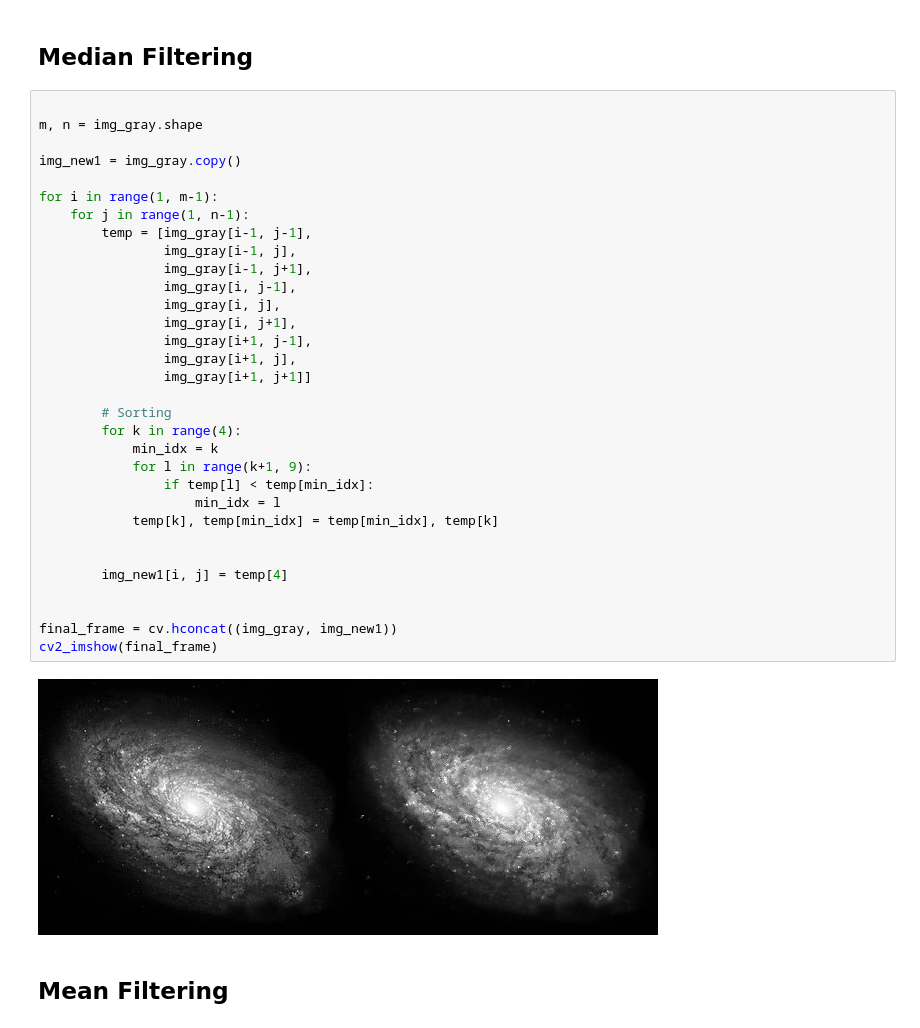
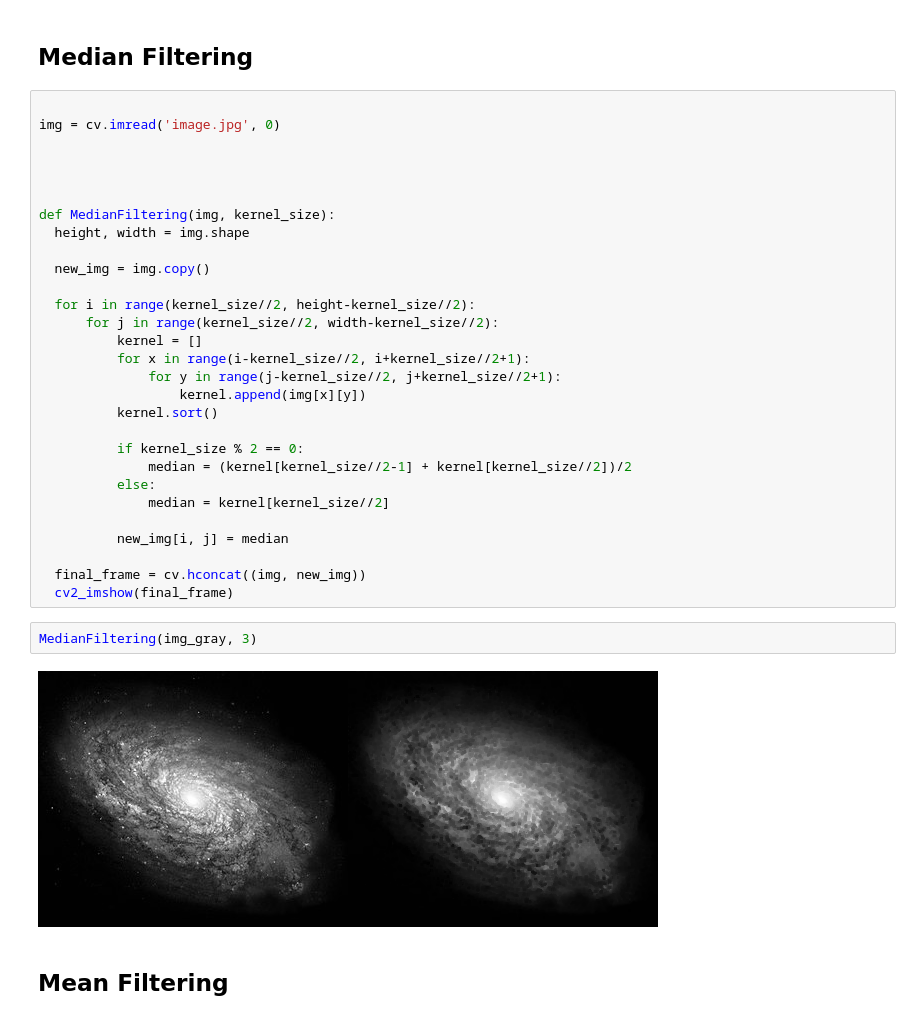
Before and after one commit to khrnnisak/PCVK_Genap_2023, a Jupyter notebook: UTS.ipynb, the cells around one changed output. Cells and saved outputs as stored; diff of their text form.

```diff
--- a/UTS.ipynb
+++ b/UTS.ipynb
@@ -19,40 +19,39 @@ img1 = cv.imread('/content/drive/MyDrive/PCVK/galaxy.jpg')
 img_gray = cv.cvtColor(img1, cv.COLOR_BGR2GRAY)
 # %% [markdown]
 ## Median Filtering
-# %%
-
-m, n = img_gray.shape
-
-img_new1 = img_gray.copy()
-
-for i in range(1, m-1):
-    for j in range(1, n-1):
-        temp = [img_gray[i-1, j-1],
-                img_gray[i-1, j],
-                img_gray[i-1, j+1],
-                img_gray[i, j-1],
-                img_gray[i, j],
-                img_gray[i, j+1],
-                img_gray[i+1, j-1],
-                img_gray[i+1, j],
-                img_gray[i+1, j+1]]
-
-        # Sorting
-        for k in range(4):
-            min_idx = k
-            for l in range(k+1, 9):
-                if temp[l] < temp[min_idx]:
-                    min_idx = l
-            temp[k], temp[min_idx] = temp[min_idx], temp[k]
-
-
-        img_new1[i, j] = temp[4]
-
-
-final_frame = cv.hconcat((img_gray, img_new1))
-cv2_imshow(final_frame)
-# %% [output]
-[figure, removed]
+# %%
+
+img = cv.imread('image.jpg', 0)
+
+
+
+
+def MedianFiltering(img, kernel_size):
+  height, width = img.shape
+
+  new_img = img.copy()
+
+  for i in range(kernel_size//2, height-kernel_size//2):
+      for j in range(kernel_size//2, width-kernel_size//2):
+          kernel = []
+          for x in range(i-kernel_size//2, i+kernel_size//2+1):
+              for y in range(j-kernel_size//2, j+kernel_size//2+1):
+                  kernel.append(img[x][y])
+          kernel.sort()
+
+          if kernel_size % 2 == 0:
+              median = (kernel[kernel_size//2-1] + kernel[kernel_size//2])/2
+          else:
+              median = kernel[kernel_size//2]
+
+          new_img[i, j] = median
+
+  final_frame = cv.hconcat((img, new_img))
+  cv2_imshow(final_frame)
+# %%
+MedianFiltering(img_gray, 3)
+# %% [output]
+[figure, added]
 # %% [markdown]
 ## Mean Filtering
 # %%
```
